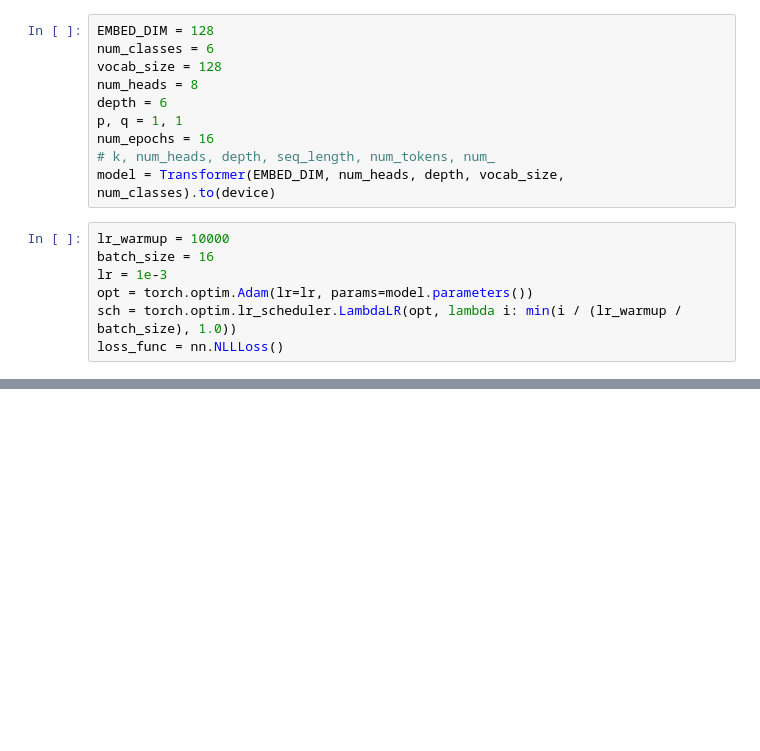
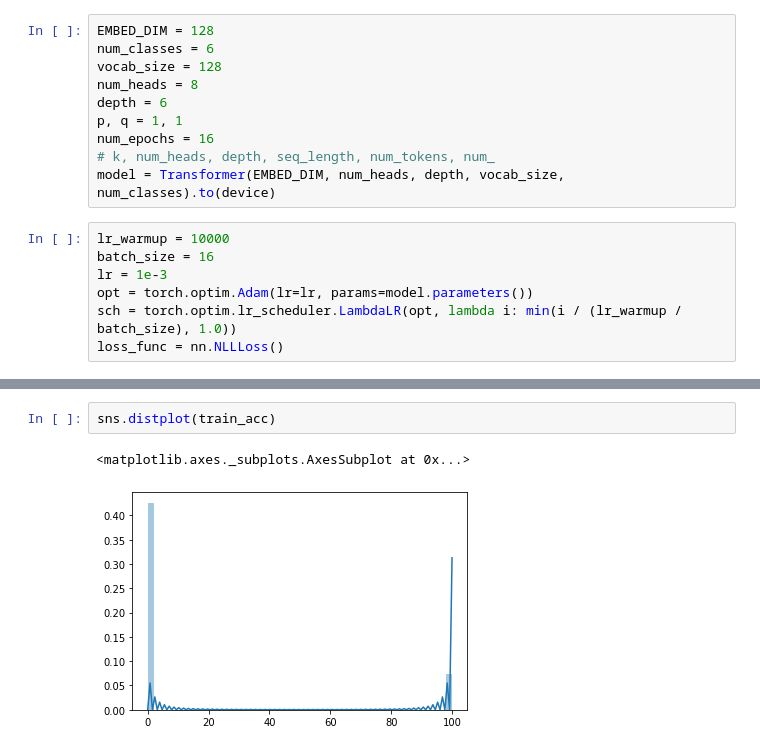
Before and after one commit to mdiephuis/graph-transformer-network, a Jupyter notebook: notebooks/graph_transformer.ipynb, the cells around one changed output, grey strips where cells are left out. Saved outputs shown, nothing was run; the diff lists cells and outputs as text; blank space fills up the shorter version.

```diff
--- a/notebooks/graph_transformer.ipynb
+++ b/notebooks/graph_transformer.ipynb
@@ -242,0 +278,5 @@ epoch: 0
+# %%
+sns.distplot(train_acc)
+# %% [output]
+<matplotlib.axes._subplots.AxesSubplot at 0x...>
+[figure, added]
```
Also changed, not shown: parts of 6 cells of this notebook.
